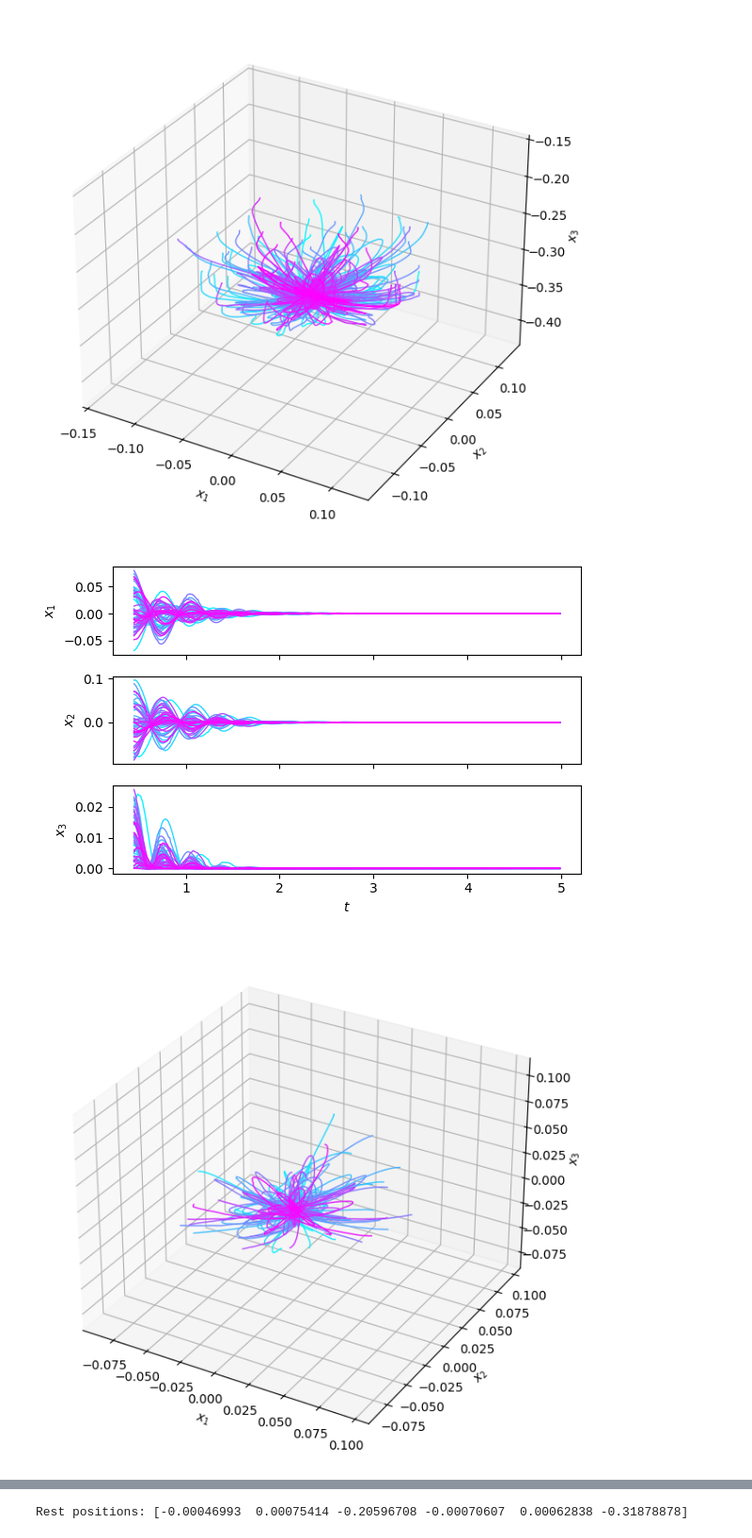
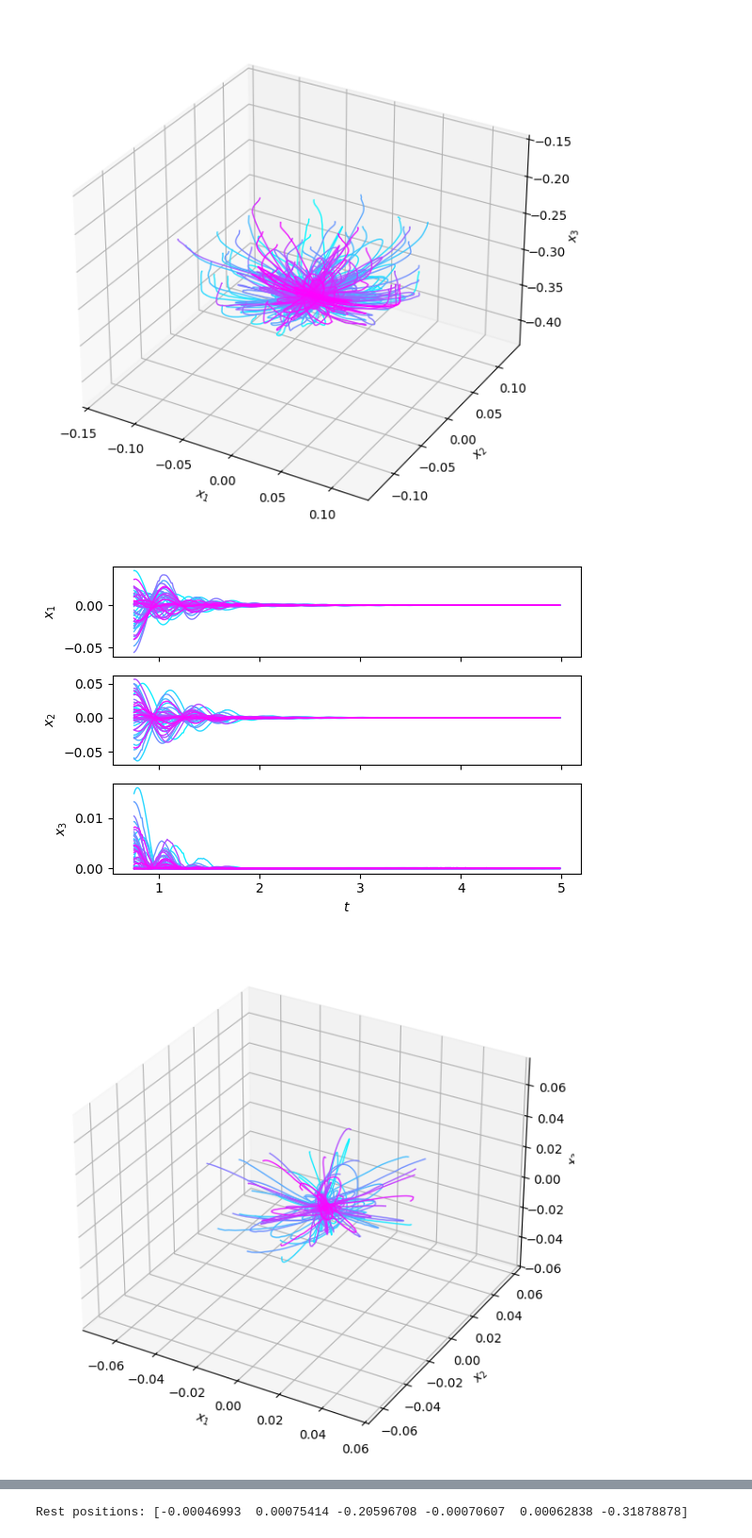
Before and after one commit to StanfordASL/trunk-stack, a Jupyter notebook: stack/main/scripts/fit_ssmr_opt.ipynb, the cells around one changed output, grey strips where cells are left out. Shown at 94% size. Saved outputs shown, nothing was run; the diff lists cells and outputs as text; code cells hidden in the pictures.

```diff
--- a/stack/main/scripts/fit_ssmr_opt.ipynb
+++ b/stack/main/scripts/fit_ssmr_opt.ipynb
@@ -344,15 +339,15 @@ plot_trajectories(aut_trajs[:, -3:], tss[0, :])
 # %%
 # Based on the plots, we choose an appropriate truncation point
 i_trunc = 10  # 10
-i_split = 35
+i_split = 65
 
 N_obs = 6     # Number of observations
 N_train = 50  # Number of training trajectories
 aut_trajs_obs = aut_trajs[:N_train, -N_obs:, i_trunc:] - aut_trajs[:N_train, -N_obs:, -1:]
 ts = tss[0, i_trunc:]
 
 plot_trajectories(aut_trajs_obs[:, -3:, i_split:], ts[i_split:])
 # %% [output]
-[figure, old version]
+[figure, new version]
-[figure, old version]
+[figure, new version]
 # %%
```
Also changed, not shown: parts of 16 cells of this notebook, 1 other file.
